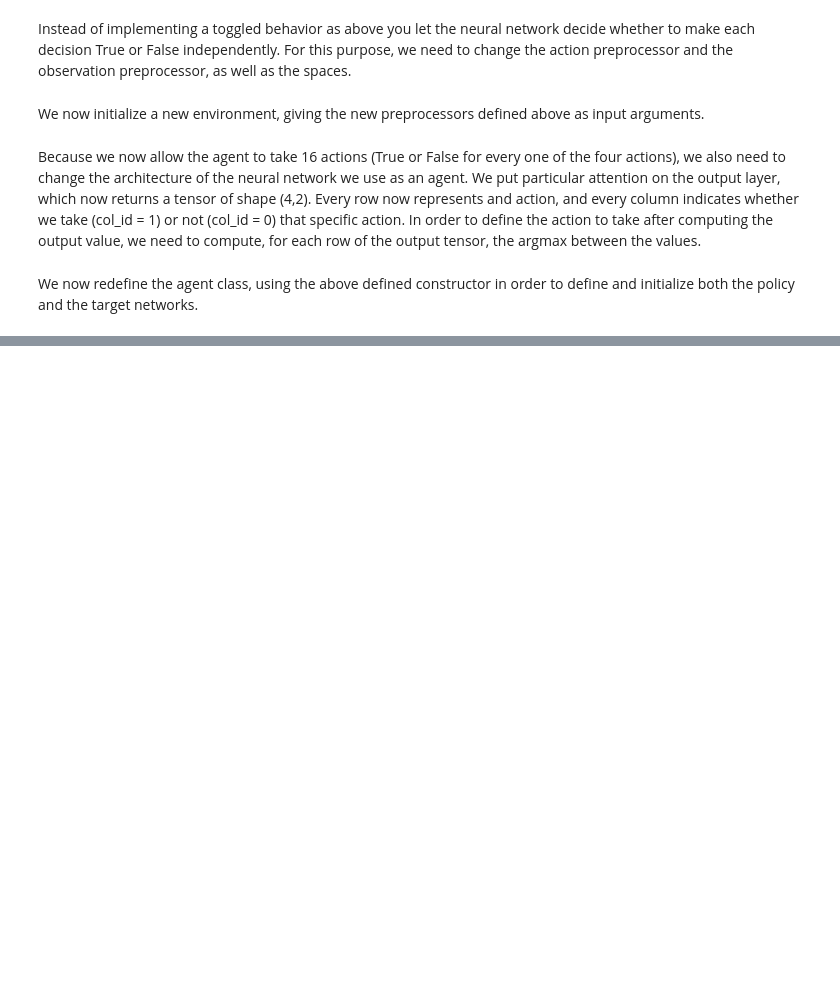
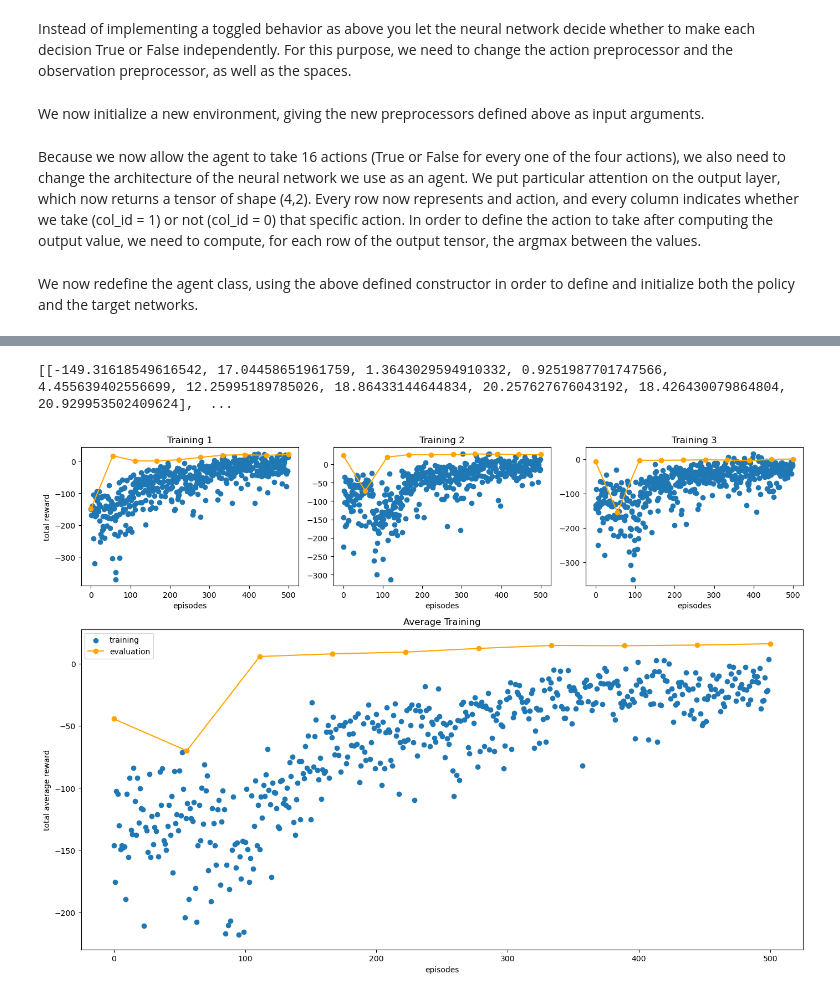
Before and after one commit to RiccardoBrioschi/DQN_Project, a Jupyter notebook: PROJECT DQN .ipynb, the cells around one changed output, grey strips where cells are left out. Drawn from its saved outputs; the diff is of its cells as text; code cells hidden in the pictures; blank space fills up the shorter version.

```diff
--- a/PROJECT DQN .ipynb
+++ b/PROJECT DQN .ipynb
@@ -1090,7 +1161,7 @@ for training_process in range(3):
     torch.use_deterministic_algorithms(True)
 
     agent = DQNAgent(env, Net_Constructor=DQN, n_observations= n_observations, n_actions=n_actions)
-    memory = ReplayMemory(20000) # we initialize the buffer from which we sample already observed transitions
+    # memory = ReplayMemory(20000) # we initialize the buffer from which we sample already observed transitions
 
     # Initialize list to keep trace of log rewards
     training_trace = []
@@ -1122,10 +1193,10 @@ for training_process in range(3):
                 next_state = torch.tensor(obs, device=device)
 
             # Store the transition in memory (in the replay buffer)
-            memory.push(state, action, next_state, reward)
+            agent.memory.push(state, action, next_state, reward)
 
             # We run a training step on policy_net
-            agent.optimize_model(memory, criterion)
+            agent.optimize_model()
 
             # Move to the next state
             state = next_state
@@ -1176,7 +1247,6 @@ for training_process in range(3):
 
     agent.save_model(PATH + str(training_process))
     training.append(training_trace)
-    training_weights.append(policy_net_state_dict)
     evaluation.append(eval_trace)
 
 print('Complete')
@@ -1253,11 +1352,11 @@ seeds = range(1,51)
 rewards = []
 deaths = []
 
-# Initializing confinement weeks count variable
-confinement_weeks_count = 0
-
 # Looping over 50 episodes
 for i_episode in range(50):
+
+    # Initializing confinement weeks count variable
+    confinement_weeks_count = 0
 
     episode_log = []
 
@@ -1265,6 +1364,8 @@ for i_episode in range(50):
     state, info = env.reset(seeds[i_episode])
     episode_log.append(info)
     state = torch.tensor(state, device=device)
+
+    R_cumulative = 0
 
     # We run an episode
     for t in range(num_weeks):
@@ -1391,6 +1497,8 @@ class DQNAgentTotal(Agent): #superclass
         self.optimizer = torch.optim.AdamW(self.policy_net.parameters(), lr=LR, amsgrad=True) # we initialize the optimizer
         self.env = env
 
+        self.memory = ReplayMemory(20000)
+
     def load_model(self, PATH):
         """Routine for loading a pre-trained model"""
         self.policy_net.load_state_dict(PATH)
@@ -1400,16 +1508,16 @@ class DQNAgentTotal(Agent): #superclass
         """Routine for saving the weights for a trained model"""
         torch.save(self.policy_net.state_dict(), PATH + '.pt')
 
-    def optimize_model(self, memory, criterion):
+    def optimize_model(self):
 
         """Routine to perform the optimization step updating policy net parameters"""
 
         # If there aren't enough data in the memory buffer, avoid computing update step
-        if len(memory) < BATCH_SIZE:
+        if len(self.memory) < BATCH_SIZE:
             return
 
         # Sampling the transitions from the memory buffer
-        transitions = memory.sample(BATCH_SIZE)
+        transitions = self.memory.sample(BATCH_SIZE)
         # Transpose the batch. This converts batch-array of Transitions to Transition of batch-arrays.
         batch = Transition(*zip(*transitions))
 
@@ -1445,6 +1553,7 @@ class DQNAgentTotal(Agent): #superclass
         expected_state_action_values = (next_state_values * GAMMA) + reward_batch
 
         # Compute Huber loss
+        criterion = torch.nn.SmoothL1Loss()
         loss = criterion(state_action_values, expected_state_action_values.unsqueeze(1))
 
         # Optimize the model
@@ -1518,7 +1627,7 @@ for training_process in range(3):
     torch.use_deterministic_algorithms(True)
 
     agent = DQNAgentTotal(env, Net_Constructor=DQN_task4, n_observations= n_observations, n_actions=n_actions)
-    memory = ReplayMemory(20000) # we initialize the buffer from which we sample already observed transitions
+    # memory = ReplayMemory(20000) # we initialize the buffer from which we sample already observed transitions
 
     # Initialize list to keep trace of log rewards
     training_trace = []
@@ -1551,10 +1660,10 @@ for training_process in range(3):
                 next_state = torch.tensor(obs, device=device)
 
             # Store the transition in memory (in the replay buffer)
-            memory.push(state, action, next_state, reward)
+            agent.memory.push(state, action, next_state, reward)
 
             # We run a training step on policy_net
-            agent.optimize_model(memory, criterion)
+            agent.optimize_model()
 
             # Move to the next state
             state = next_state
@@ -1605,7 +1714,6 @@ for training_process in range(3):
 
     agent.save_model(PATH + str(training_process))
     training.append(training_trace)
-    training_weights.append(policy_net_state_dict)
     evaluation.append(eval_trace)
 
 print('Complete')
@@ -1611,0 +1725,7 @@ print('Complete')
+# %%
+plot_training_eval(training, evaluation)
+
+print(evaluation)
+# %% [output]
+[[-149.31618549616542, 17.04458651961759, 1.3643029594910332, 0.9251987701747566, 4.455639402556699, 12.25995189785026, 18.86433144644834, 20.257627676043192, 18.426430079864804, 20.929953502409624],  ...
+[figure, added]
```
Also changed, not shown: parts of 24 cells of this notebook, 1 other file.
